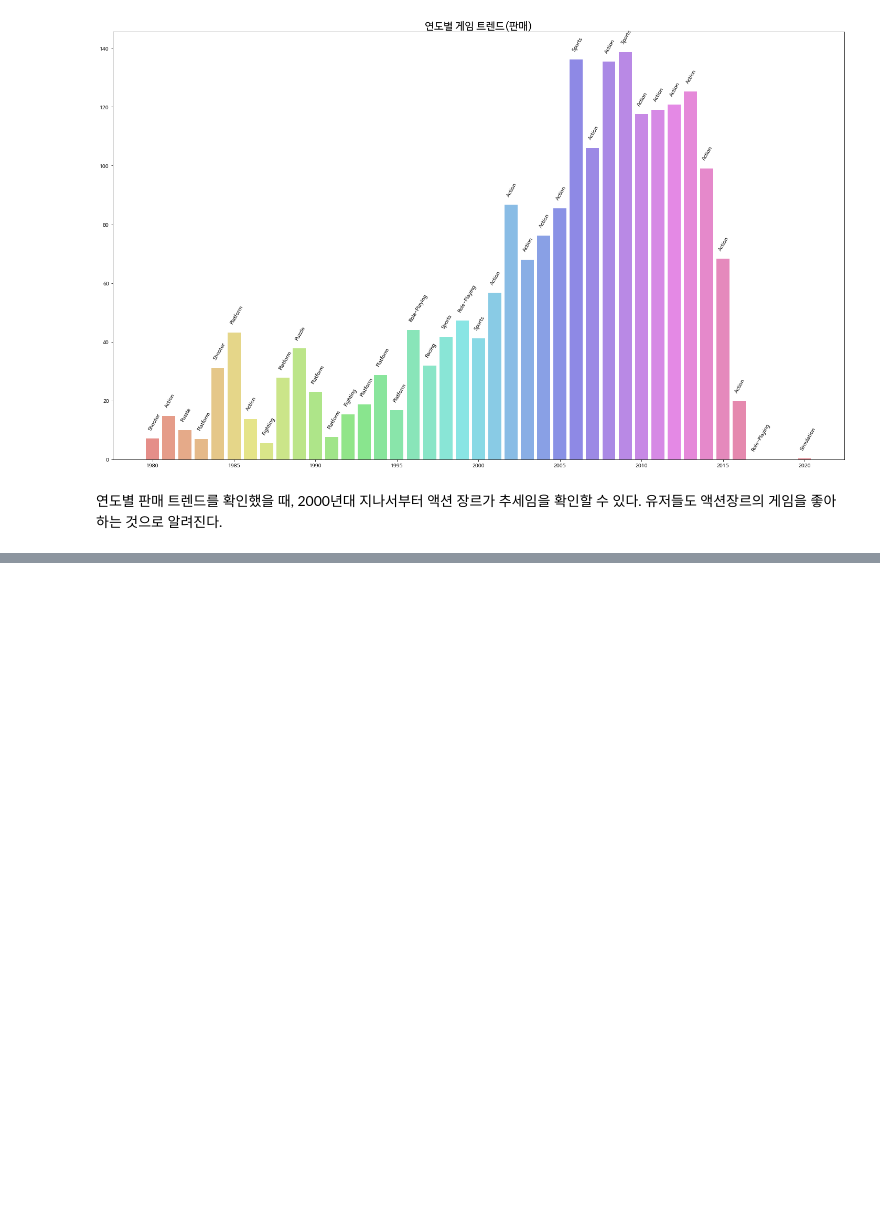
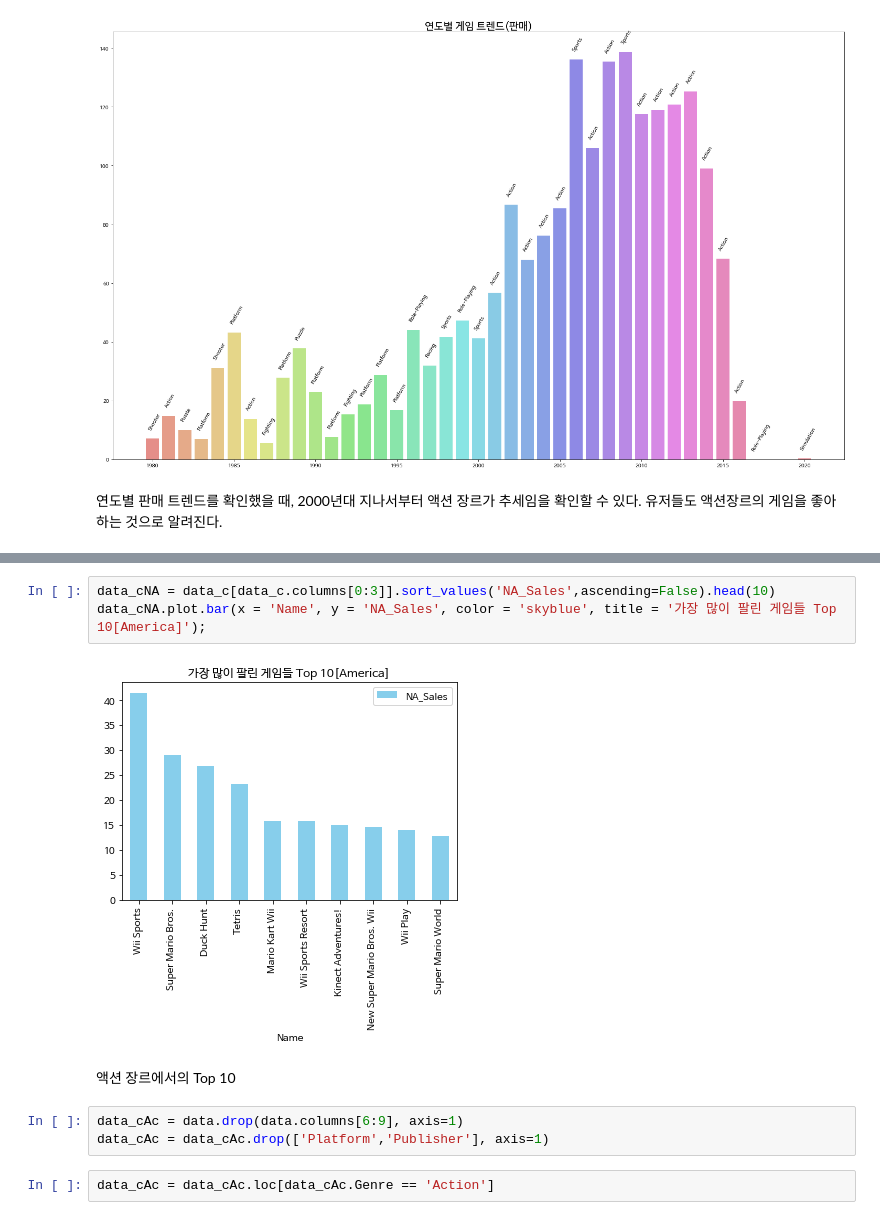
Before and after one commit to dustin-kang/ds-GameDesignAnalysis, a Jupyter notebook: code/Proj1_EDA.ipynb, the cells around one changed output, grey strips where cells are left out. Saved outputs shown, nothing was run; the diff lists cells and outputs as text; blank space fills up the shorter version.

```diff
--- a/code/Proj1_EDA.ipynb
+++ b/code/Proj1_EDA.ipynb
@@ -715,0 +807,12 @@ plt.show()
+# %%
+data_cNA = data_c[data_c.columns[0:3]].sort_values('NA_Sales',ascending=False).head(10)
+data_cNA.plot.bar(x = 'Name', y = 'NA_Sales', color = 'skyblue', title = '가장 많이 팔린 게임들 Top 10[America]');
+# %% [output]
+[figure, added]
+# %% [markdown]
+액션 장르에서의 Top 10
+# %%
+data_cAc = data.drop(data.columns[6:9], axis=1)
+data_cAc = data_cAc.drop(['Platform','Publisher'], axis=1)
+# %%
+data_cAc = data_cAc.loc[data_cAc.Genre == 'Action']
```
Also changed, not shown: parts of 35 cells of this notebook.
